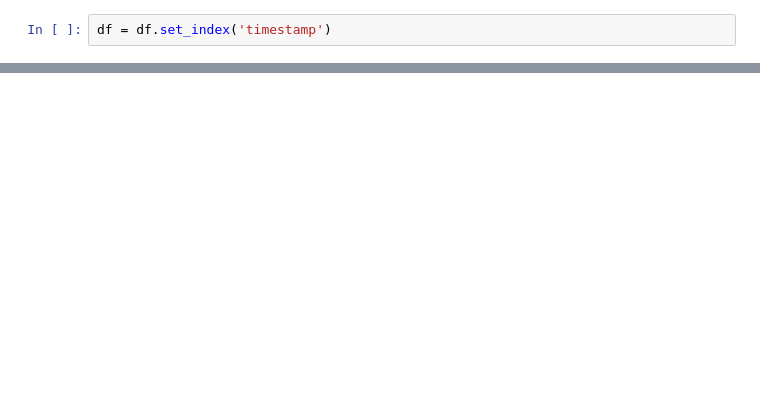
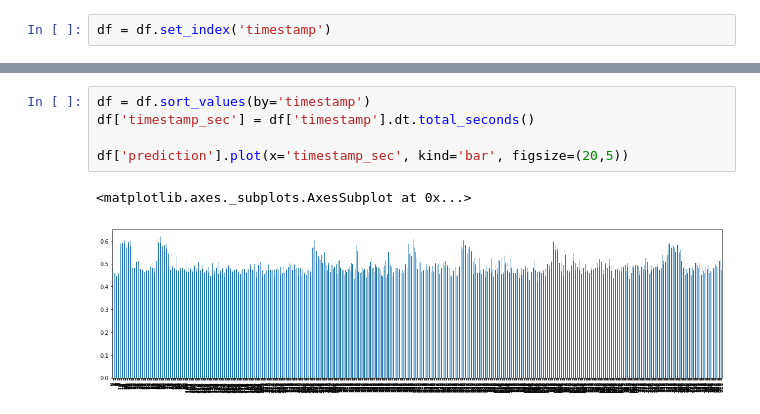
Before and after one commit to jk3587/CheerApplauseDetection, a Jupyter notebook: Explore_Subtitles_vs_Predictions.ipynb, the cells around one changed output, grey strips where cells are left out. Cells and saved outputs as stored; diff of their text form; blank space fills up the shorter version.

```diff
--- a/Explore_Subtitles_vs_Predictions.ipynb
+++ b/Explore_Subtitles_vs_Predictions.ipynb
@@ -60,0 +74,8 @@ df[(df.index>'00:51:45') & (df.index<'00:52:00')].plot()
+# %%
+df = df.sort_values(by='timestamp')
+df['timestamp_sec'] = df['timestamp'].dt.total_seconds()
+
+df['prediction'].plot(x='timestamp_sec', kind='bar', figsize=(20,5))
+# %% [output]
+<matplotlib.axes._subplots.AxesSubplot at 0x...>
+[figure, added]
```
Also changed, not shown: parts of 15 cells of this notebook, 23 other files.
